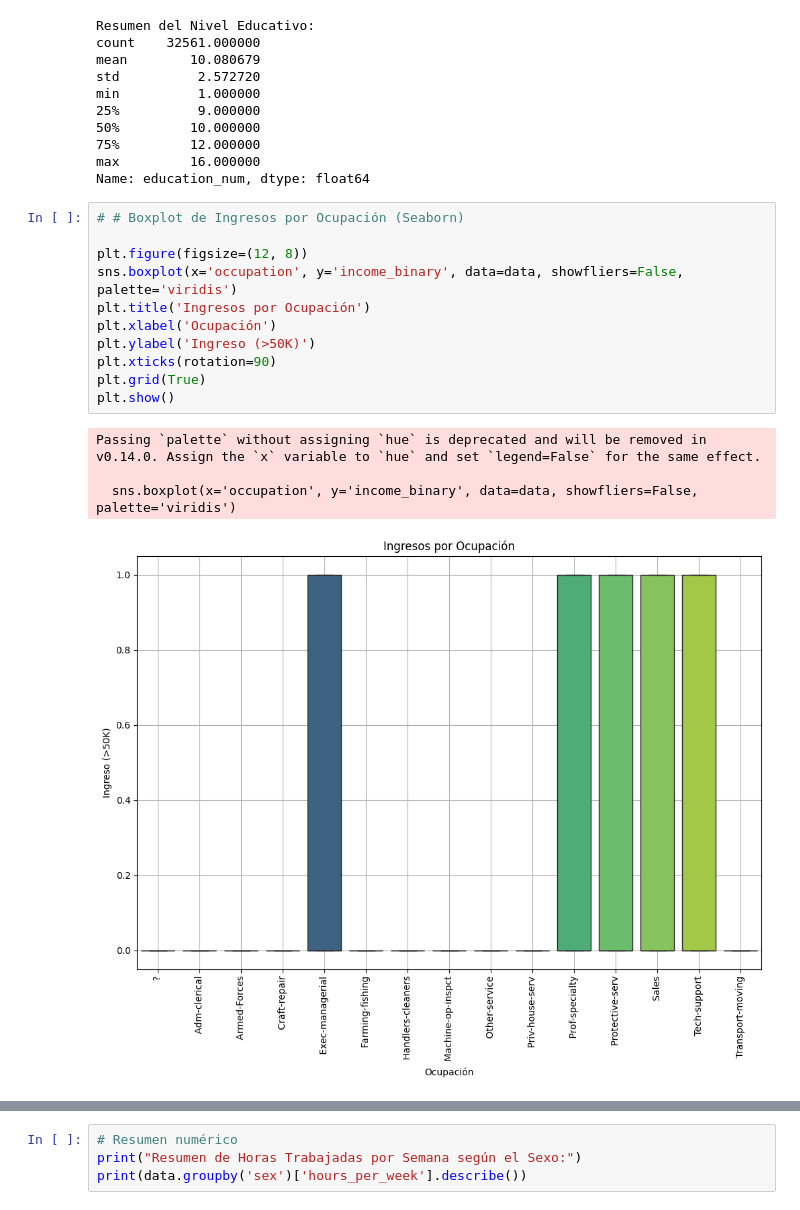
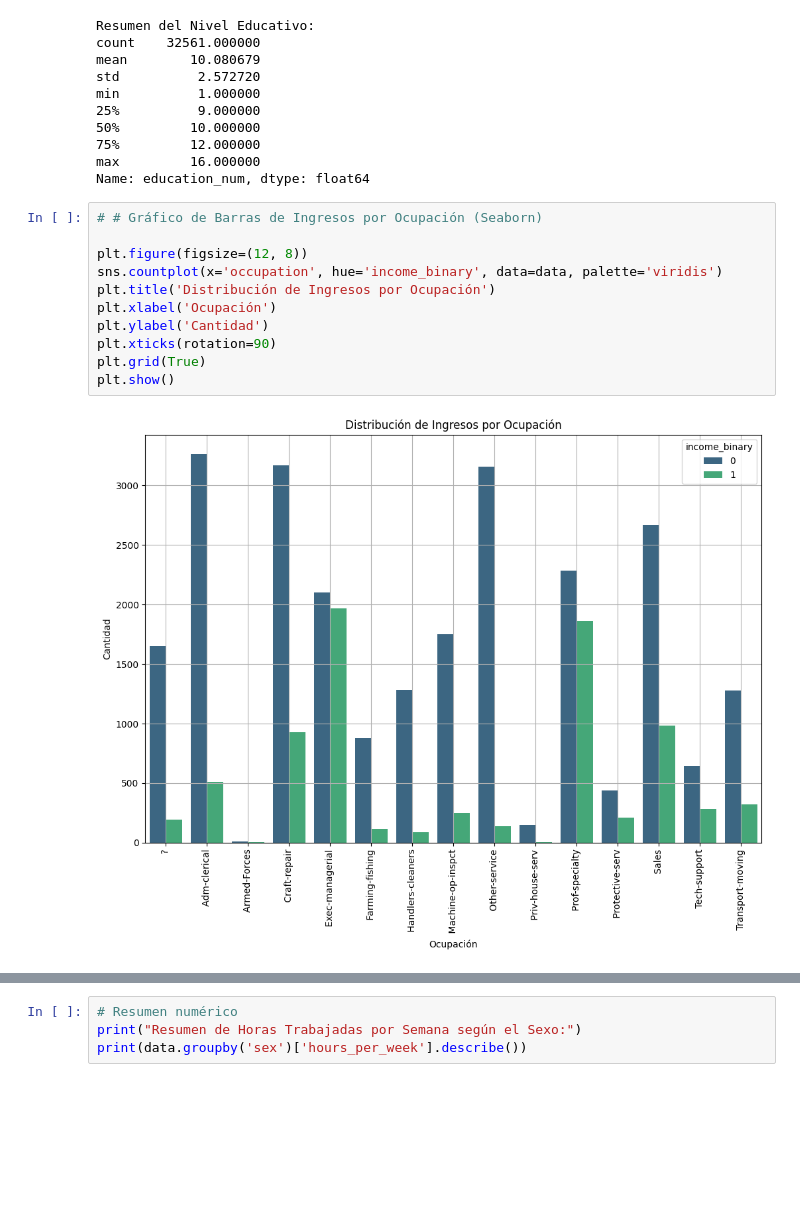
Before and after one commit to ArielMartinez3/Proyecto-Final-Data-Science, a Jupyter notebook: ProyectoDS_ParteI_Martinez.ipynb, the cells around one changed output, grey strips where cells are left out. Cells and saved outputs as stored; diff of their text form; blank space fills up the shorter version.

```diff
--- a/ProyectoDS_ParteI_Martinez.ipynb
+++ b/ProyectoDS_ParteI_Martinez.ipynb
@@ -89,19 +89,16 @@ min          1.000000
 max         16.000000
 Name: education_num, dtype: float64
 # %%
-# # Boxplot de Ingresos por Ocupación (Seaborn)
+# # Gráfico de Barras de Ingresos por Ocupación (Seaborn)
 
 plt.figure(figsize=(12, 8))
-sns.boxplot(x='occupation', y='income_binary', data=data, showfliers=False, palette='viridis')
-plt.title('Ingresos por Ocupación')
+sns.countplot(x='occupation', hue='income_binary', data=data, palette='viridis')
+plt.title('Distribución de Ingresos por Ocupación')
 plt.xlabel('Ocupación')
-plt.ylabel('Ingreso (>50K)')
+plt.ylabel('Cantidad')
 plt.xticks(rotation=90)
 plt.grid(True)
 plt.show()
 # %% [output]
-Passing `palette` without assigning `hue` is deprecated and will be removed in v0.14.0. Assign the `x` variable to `hue` and set `legend=False` for the same effect.
-
-  sns.boxplot(x='occupation', y='income_binary', data=data, showfliers=False, palette='viridis')
-[figure, old version]
+[figure, new version]
 # %%
```
Also changed, not shown: parts of 11 cells of this notebook, 1 other file.
